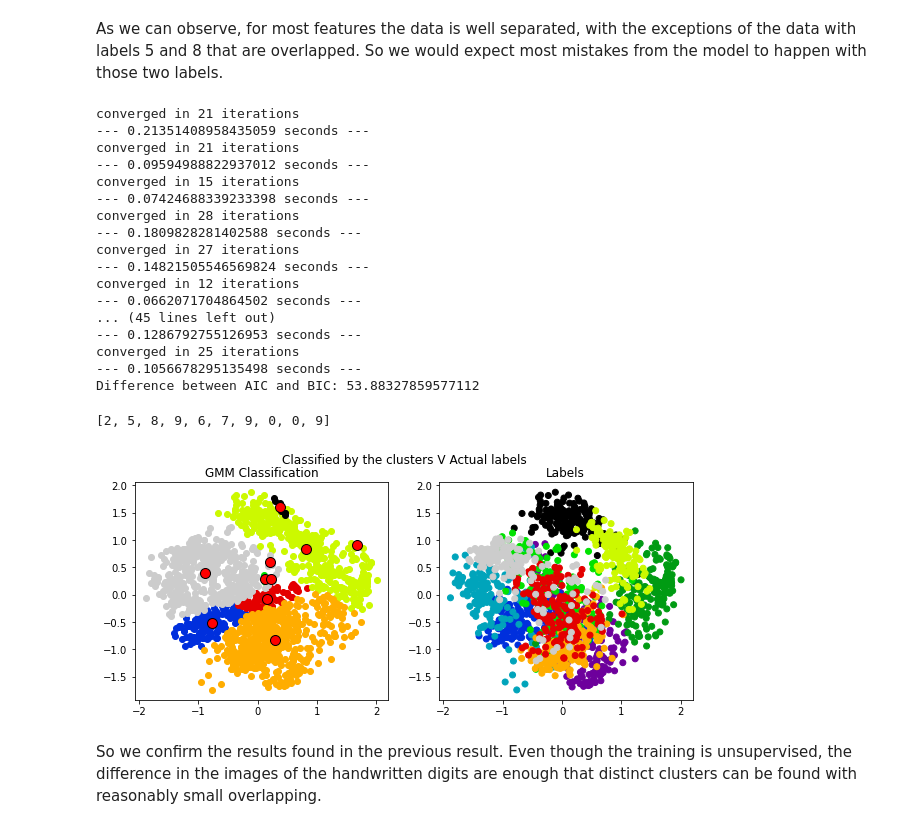
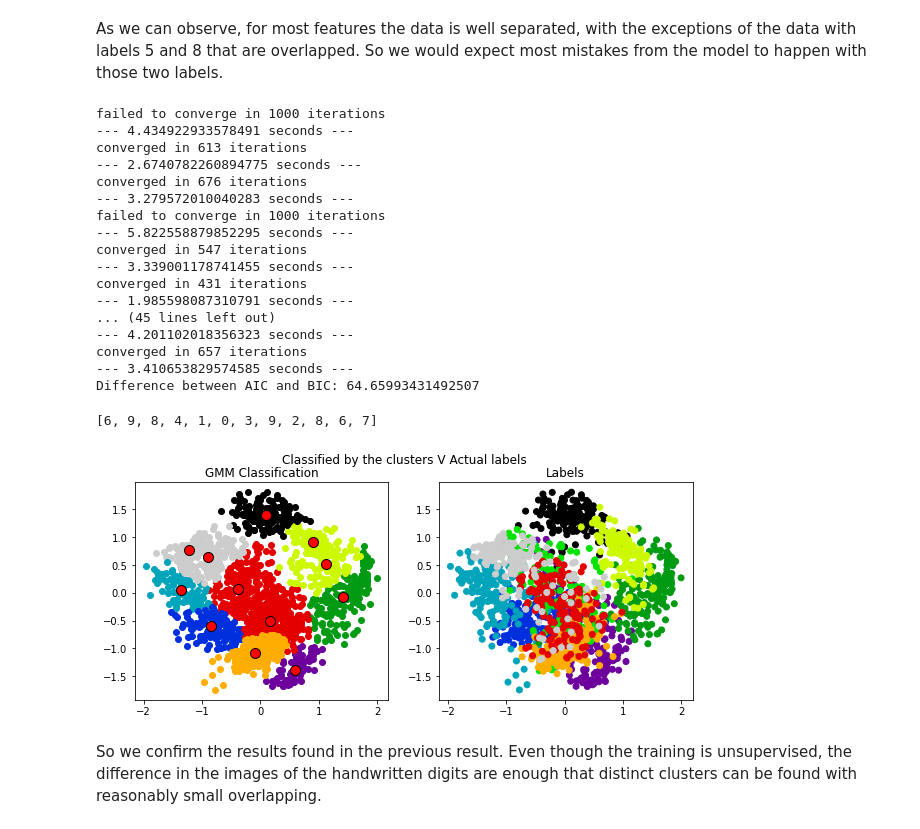
Before and after one commit to jovit/mc866-project-1, a Jupyter notebook: gmm.ipynb, the cells around one changed output. Cells and saved outputs as stored; diff of their text form; code cells hidden in the pictures.

```diff
--- a/gmm.ipynb
+++ b/gmm.ipynb
@@ -343,14 +357,14 @@ We'll run the clustering 30 times and consider the one with the lowest differenc
 # We'll run the method 30 times, and consider the one with the lowest difference between AIC and BIC
 models = []
 for i in range(30):
-    gmm = GMM(data=X_train, n_clusters=10)
-    gmm.fit()
+    gmm = GMM(n_clusters=12)
+    gmm.fit(data=X_train)
     models.append(gmm)
 
 lowest_difference = math.inf
 best_gmm = None
 for gmm in models:
-    difference = abs(gmm.aic() - gmm.bic())
+    difference = abs(gmm.aic(data=X_train) - gmm.bic(data=X_train))
     if difference < lowest_difference:
         lowest_difference = difference
         best_gmm = gmm
@@ -380,7 +394,7 @@ Since clustering is an unsupervised learning method, we'll need to check which o
 We'll do that by considering the label that appears more often in the cluster being observed
 # %%
 # since clustering is a unsupervised learning method, we'll need to check which of the labels corresponds to each cluster found
-clusters = best_gmm.clusters()
+clusters = best_gmm.clusters(data=X_train)
 labels_by_cluster = []
 for i in range(best_gmm.means.shape[0]):
     bins = np.bincount(y_train[clusters == i])
@@ -439,40 +453,40 @@ As we can observe, for most features the data is well separated, with the except
 # %%
 models = []
 for i in range(30):
-    gmm = GMM(data=df_train_pca, n_clusters=10)
-    gmm.fit()
+    gmm = GMM(n_clusters=12)
+    gmm.fit(data=df_train_pca)
     models.append(gmm)
 
 lowest_difference = math.inf
 gmm_pca = None
 for gmm in models:
-    difference = abs(gmm.aic() - gmm.bic())
+    difference = abs(gmm.aic(data=df_train_pca) - gmm.bic(data=df_train_pca))
     if difference < lowest_difference:
         lowest_difference = difference
         gmm_pca = gmm
 
 print("Difference between AIC and BIC:", lowest_difference)
 # %% [output]
-converged in 21 iterations
---- 0.21351408958435059 seconds ---
-converged in 21 iterations
---- 0.09594988822937012 seconds ---
-converged in 15 iterations
---- 0.07424688339233398 seconds ---
-converged in 28 iterations
---- 0.1809828281402588 seconds ---
-converged in 27 iterations
---- 0.14821505546569824 seconds ---
-converged in 12 iterations
---- 0.0662071704864502 seconds ---
+failed to converge in 1000 iterations
+--- 4.434922933578491 seconds ---
+converged in 613 iterations
+--- 2.6740782260894775 seconds ---
+converged in 676 iterations
+--- 3.279572010040283 seconds ---
+failed to converge in 1000 iterations
+--- 5.822558879852295 seconds ---
+converged in 547 iterations
+--- 3.339001178741455 seconds ---
+converged in 431 iterations
+--- 1.985598087310791 seconds ---
 ... (45 lines left out)
---- 0.1286792755126953 seconds ---
-converged in 25 iterations
---- 0.1056678295135498 seconds ---
-Difference between AIC and BIC: 53.88327859577112
+--- 4.201102018356323 seconds ---
+converged in 657 iterations
+--- 3.410653829574585 seconds ---
+Difference between AIC and BIC: 64.65993431492507
 # %%
 # since clustering is a unsupervised learning method, we'll need to check which of the labels corresponds to each cluster found
-clusters = gmm_pca.clusters()
+clusters = gmm_pca.clusters(data=df_train_pca)
 pca_labels_by_cluster = []
 for i in range(gmm_pca.means.shape[0]):
     bins = np.bincount(y_train[clusters == i])
@@ -482,37 +496,35 @@ for i in range(gmm_pca.means.shape[0]):
     pca_labels_by_cluster.append(label_for_cluster)
 print(pca_labels_by_cluster)
 # %% [output]
-[2, 5, 8, 9, 6, 7, 9, 0, 0, 9]
+[6, 9, 8, 4, 1, 0, 3, 9, 2, 8, 6, 7]
 # %%
 # Result of clusters after fitting is done
 
-c = gmm_pca.clusters()
+c = gmm_pca.clusters(data=df_train_pca)
 
 fig, (ax1, ax2) = plt.subplots(1, 2, figsize=(10, 4))
 
 fig.suptitle('Classified by the clusters V Actual labels', fontsize=12)
-
-# ax1.scatter(df_train_pca[:,:1], df_train_pca[:,1:], c=c) # the data
 
 for i in range(gmm_pca.means.shape[0]):
     mask = c == i
     label = pca_labels_by_cluster[i]
     color = cm.nipy_spectral(label / y_train.max())
     ax1.scatter(df_train_pca[mask][:,:1], df_train_pca[mask][:,1:], color=color) # the data
 
 colors = cm.nipy_spectral(y_train.astype(float) / y_train.max())
 for i in range(10):
     mask = y_train == i
     ax2.scatter(df_train_pca[mask][:,:1], df_train_pca[mask][:,1:], c=colors[mask]) # the data
 
 ax1.scatter(gmm_pca.means[:,:1], gmm_pca.means[:,1:], c="red", s=100, edgecolors='k') # the data
 
 ax1.title.set_text('GMM Classification')
 ax2.title.set_text('Labels')
 
 plt.show()
 # %% [output]
-[figure, old version]
+[figure, new version]
 # %% [markdown]
 So we confirm the results found in the previous result. Even though the training is unsupervised, the difference in the images of the handwritten digits are enough that distinct clusters can be found with reasonably small overlapping.
 # %%
```
Also changed, not shown: parts of 31 cells of this notebook.
